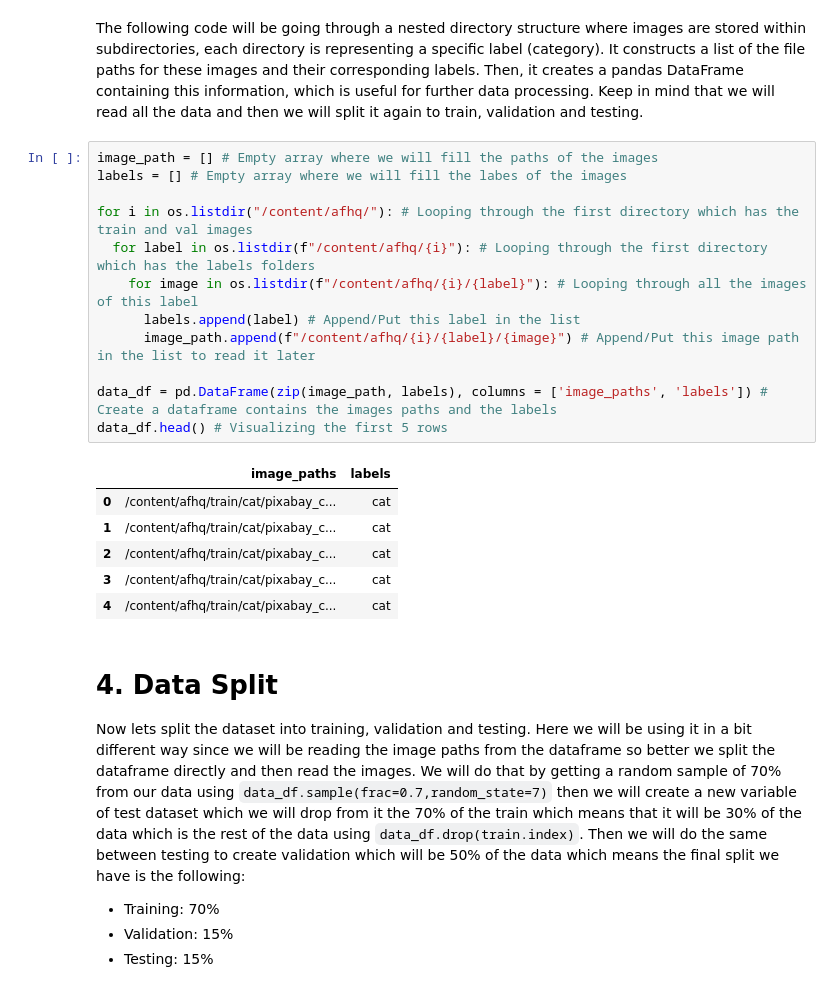
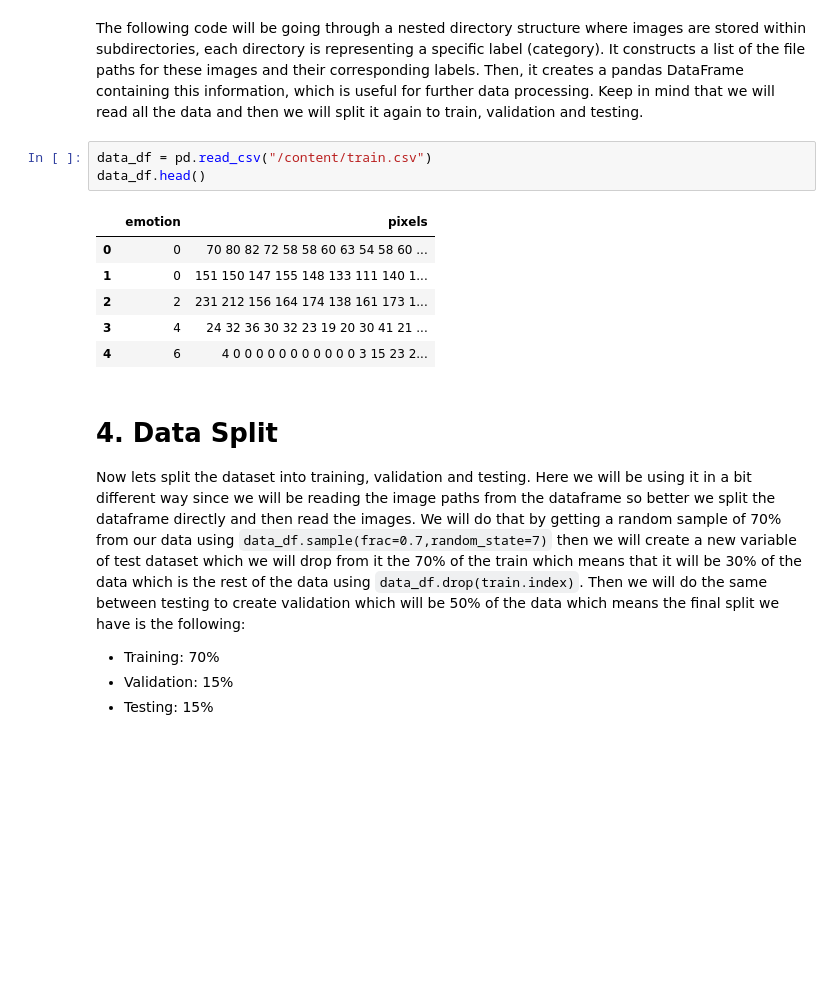
Before and after one commit to wrymp/ML_ASS_4, a Jupyter notebook: Animal_Faces_Pytorch.ipynb, the cells around one changed output. Saved outputs shown, nothing was run; the diff lists cells and outputs as text; blank space fills up the shorter version.

```diff
--- a/Animal_Faces_Pytorch.ipynb
+++ b/Animal_Faces_Pytorch.ipynb
@@ -64,25 +51,16 @@ Device available:  cuda
 # 3. Reading Data Paths
 # %% [markdown]
 The following code will be going through a nested directory structure where images are stored within subdirectories, each directory is representing a specific label (category). It constructs a list of the file paths for these images and their corresponding labels. Then, it creates a pandas DataFrame containing this information, which is useful for further data processing. Keep in mind that we will read all the data and then we will split it again to train, validation and testing.
-# %%
-image_path = [] # Empty array where we will fill the paths of the images
-labels = [] # Empty array where we will fill the labes of the images
-
-for i in os.listdir("/content/afhq/"): # Looping through the first directory which has the train and val images
-  for label in os.listdir(f"/content/afhq/{i}"): # Looping through the first directory which has the labels folders
-    for image in os.listdir(f"/content/afhq/{i}/{label}"): # Looping through all the images of this label
-      labels.append(label) # Append/Put this label in the list
-      image_path.append(f"/content/afhq/{i}/{label}/{image}") # Append/Put this image path in the list to read it later
-
-data_df = pd.DataFrame(zip(image_path, labels), columns = ['image_paths', 'labels']) # Create a dataframe contains the images paths and the labels
-data_df.head() # Visualizing the first 5 rows
-# %% [output]
-|  | image_paths | labels |
-| 0 | /content/afhq/train/cat/pixabay_c... | cat |
-| 1 | /content/afhq/train/cat/pixabay_c... | cat |
-| 2 | /content/afhq/train/cat/pixabay_c... | cat |
-| 3 | /content/afhq/train/cat/pixabay_c... | cat |
-| 4 | /content/afhq/train/cat/pixabay_c... | cat |
+# %%
+data_df = pd.read_csv("/content/train.csv")
+data_df.head()
+# %% [output]
+|  | emotion | pixels |
+| 0 | 0 | 70 80 82 72 58 58 60 63 54 58 60 ... |
+| 1 | 0 | 151 150 147 155 148 133 111 140 1... |
+| 2 | 2 | 231 212 156 164 174 138 161 173 1... |
+| 3 | 4 | 24 32 36 30 32 23 19 20 30 41 21 ... |
+| 4 | 6 | 4 0 0 0 0 0 0 0 0 0 0 0 3 15 23 2... |
 # %% [markdown]
 # 4. Data Split
 Now lets split the dataset into training, validation and testing. Here we will be using it in a bit different way since we will be reading the image paths from the dataframe so better we split the dataframe directly and then read the images. We will do that by getting a random sample of 70% from our data using `data_df.sample(frac=0.7,random_state=7)` then we will create a new variable of test dataset which we will drop from it the 70% of the train which means that it will be 30% of the data which is the rest of the data using `data_df.drop(train.index)`. Then we will do the same between testing to create validation which will be 50% of the data which means the final split we have is the following:
```
Also changed, not shown: parts of 17 cells of this notebook.
